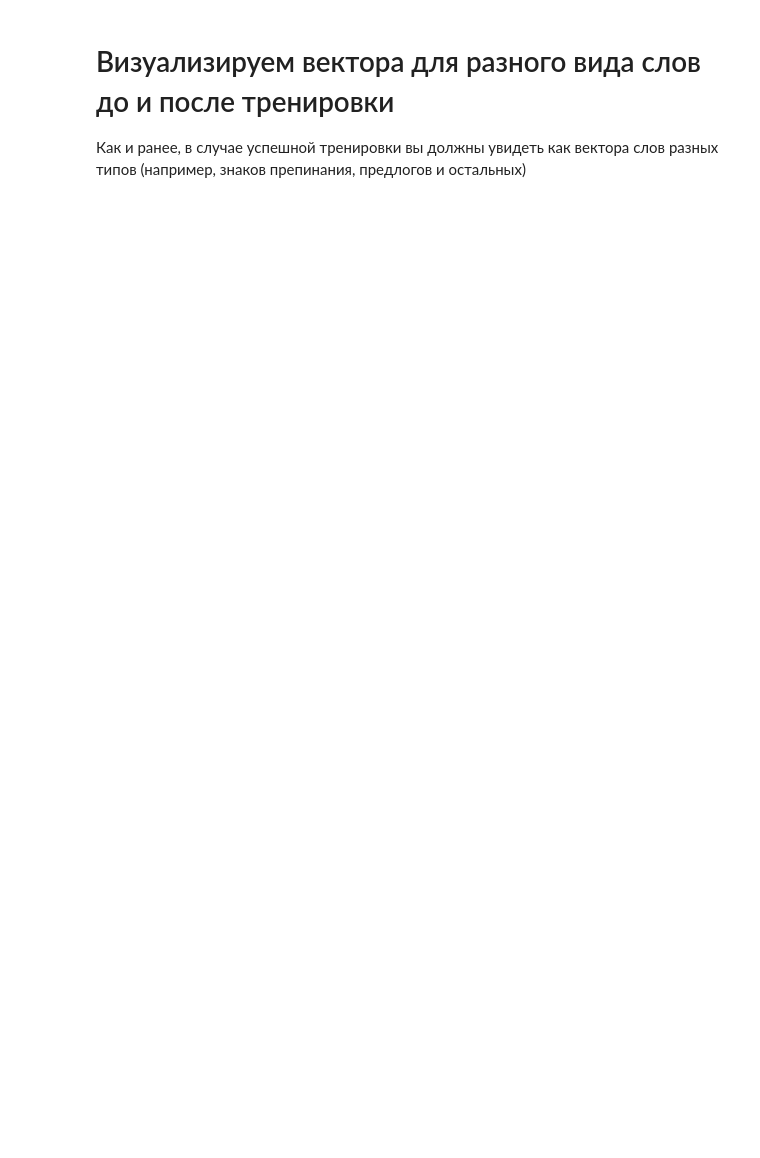
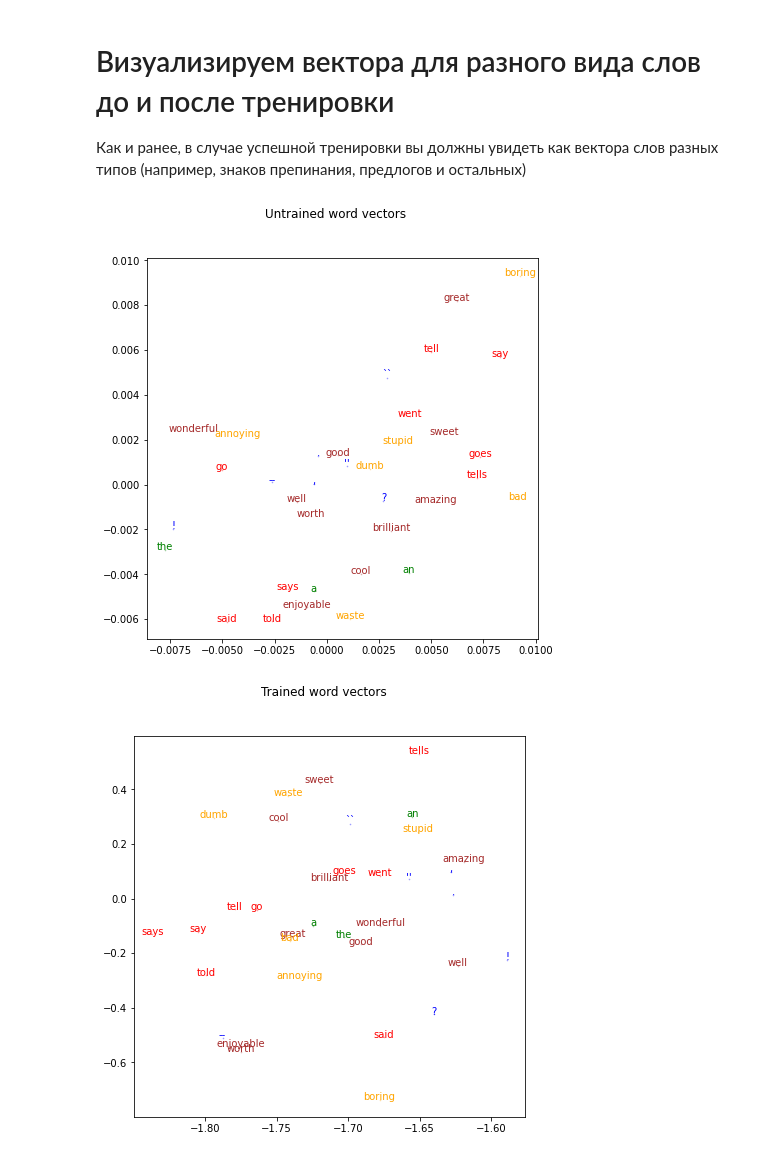
Before and after one commit to BearingBall/dlcourse_ai-master, a Jupyter notebook: assignments/assignment5/NegativeSampling.ipynb, the cells around one changed output. Saved outputs shown, nothing was run; the diff lists cells and outputs as text; code cells hidden in the pictures; blank space fills up the shorter version.

```diff
--- a/assignments/assignment5/NegativeSampling.ipynb
+++ b/assignments/assignment5/NegativeSampling.ipynb
@@ -209,7 +230,7 @@ Sample - input: 2582, output indices: tensor([   87,  8679,  3257, 12283, 14691,
 Напомним, что цели улучшить скорость тренировки у нас нет, достаточно чтобы она сходилась.
 # %%
 # Create the usual PyTorch structures
-device = torch.device("cuda:0")
+device = torch.device("cpu")
 dataset = Word2VecNegativeSampling(data, num_negative_samples, 30000)
 dataset.generate_dataset()
 
@@ -218,23 +239,23 @@ wordvec_dim = 10
 
 class Word2VecNegativeSamples(nn.Module):
     def __init__(self, num_tokens):
-        self.num_tokens = num_tokens
         super(Word2VecNegativeSamples, self).__init__()
         self.input = nn.Linear(num_tokens, 10, bias=False)
         self.ouput = nn.Linear(10, num_tokens, bias=False)
+        self.num_tokens = num_tokens
 
     def forward(self, input_index_batch, output_indices_batch):
         results = []
         for input_index, output_index in zip(input_index_batch, output_indices_batch):
             sample = torch.zeros(self.num_tokens)
-            sample[input_index.to(device)] = 1.0
+            sample[input_index] = 1.0
 
-            input_results = self.input(sample.to(device))
-            output_results = self.ouput(input_results.to(device))
-            results.append(output_results[output_index.to(device)].to(device))
-        results_tensor = torch.stack(results).to(device)
+            input_results = self.input(sample)
+            output_results = self.ouput(input_results)
+            results.append(output_results[output_index.to(device)])
+        results_tensor = torch.stack(results)
 
-        return results_tensor.to(device)
+        return results_tensor
 
 
 nn_model = Word2VecNegativeSamples(data.num_tokens())
@@ -246,11 +267,8 @@ Word2VecNegativeSamples(
 )
 # %%
 def extract_word_vectors(nn_model):
-    weights = []
-    for layer in nn_model.children():
-        parameter = list(layer.parameters())
-        weights.append(parameter[0])
-    return weights[0].T, weights[1]
+    input_vectors, output_vectors = nn_model.input.weight.T, nn_model.ouput.weight
+    return torch.clone(input_vectors), torch.clone(output_vectors)
 
 
 untrained_input_vectors, untrained_output_vectors = extract_word_vectors(nn_model)
@@ -336,29 +374,32 @@ plt.plot(loss_history)
 # %%
 trained_input_vectors, trained_output_vectors = extract_word_vectors(nn_model)
 assert trained_input_vectors.shape == (data.num_tokens(), wordvec_dim)
 assert trained_output_vectors.shape == (data.num_tokens(), wordvec_dim)
 
 def visualize_vectors(input_vectors, output_vectors, title=''):
     full_vectors = torch.cat((input_vectors, output_vectors), 0)
     wordvec_embedding = PCA(n_components=2).fit_transform(full_vectors)
 
     # Helpful words form CS244D example
     # http://cs224d.stanford.edu/assignment1/index.html
     visualize_words = {'green': ["the", "a", "an"],
                       'blue': [",", ".", "?", "!", "``", "''", "--"],
                       'brown': ["good", "great", "cool", "brilliant", "wonderful",
                               "well", "amazing", "worth", "sweet", "enjoyable"],
                       'orange': ["boring", "bad", "waste", "dumb", "annoying", "stupid"],
                       'red': ['tell', 'told', 'said', 'say', 'says', 'tells', 'goes', 'go', 'went']
                      }
 
     plt.figure(figsize=(7,7))
     plt.suptitle(title)
     for color, words in visualize_words.items():
         points = np.array([wordvec_embedding[data.index_by_token[w]] for w in words])
         for i, word in enumerate(words):
             plt.text(points[i, 0], points[i, 1], word, color=color,horizontalalignment='center')
         plt.scatter(points[:, 0], points[:, 1], c=color, alpha=0.3, s=0.5)
 
-visualize_vectors(untrained_input_vectors, untrained_output_vectors, "Untrained word vectors")
-visualize_vectors(trained_input_vectors, trained_output_vectors, "Trained word vectors")
+visualize_vectors(untrained_input_vectors.detach(), untrained_output_vectors.detach(), "Untrained word vectors")
+visualize_vectors(trained_input_vectors.detach(), trained_output_vectors.detach(), "Trained word vectors")
+# %% [output]
+[figure, added]
+[figure, added]
```
Also changed, not shown: parts of 6 cells of this notebook, 1 other file.
